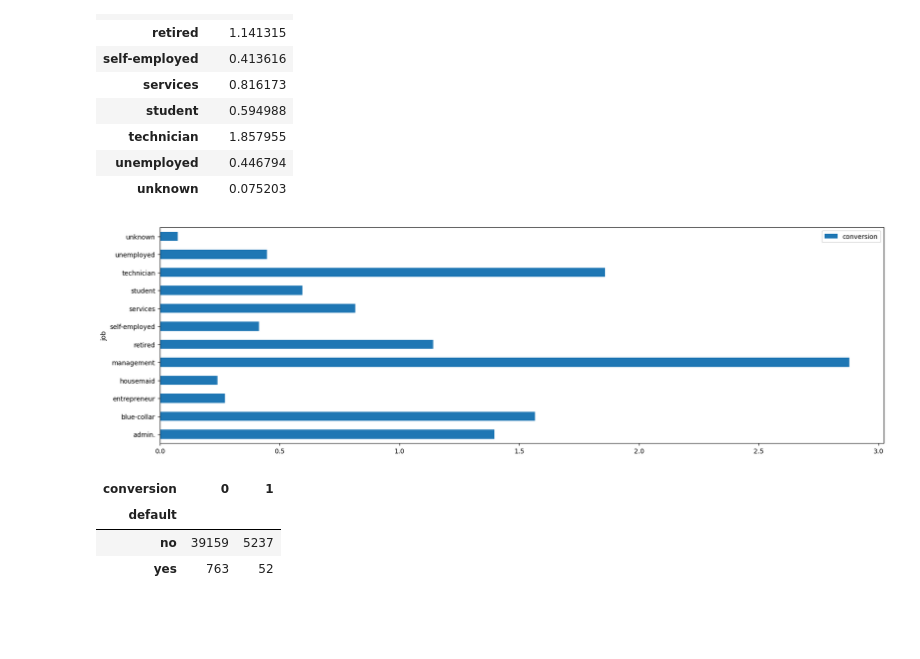
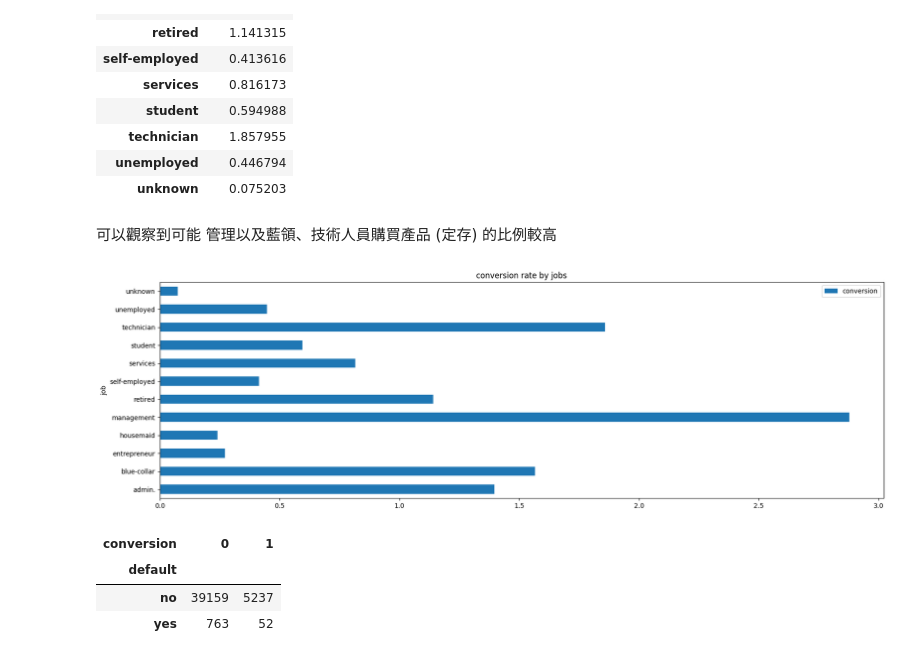
Before and after one commit to jamesliu0918/Marketing_data_ana, a Jupyter notebook: bankdata, decision tree/bank_data_decision.ipynb, the cells around one changed output. Drawn from its saved outputs; the diff is of its cells as text; code cells hidden in the pictures; blank space fills up the shorter version.

```diff
--- a/bankdata, decision tree/bank_data_decision.ipynb
+++ b/bankdata, decision tree/bank_data_decision.ipynb
@@ -76,11 +76,14 @@ con_rate_by_job
 | technician | 1.857955 |
 | unemployed | 0.446794 |
 | unknown | 0.075203 |
+# %% [markdown]
+可以觀察到可能 管理以及藍領、技術人員購買產品 (定存) 的比例較高
 # %%
 ax = con_rate_by_job.plot(kind = 'barh',
-                         figsize = (20,6))
+                         figsize = (20,6),title = 'conversion rate by jobs')
+plt.show()
 # %% [output]
-[figure, old version]
+[figure, new version]
 # %%
 default_rate =  pd.pivot_table(
                 df, values = 'y',index='default', columns = 'conversion', aggfunc = len)
```
Also changed, not shown: parts of 1 cell of this notebook, 8 other files.
